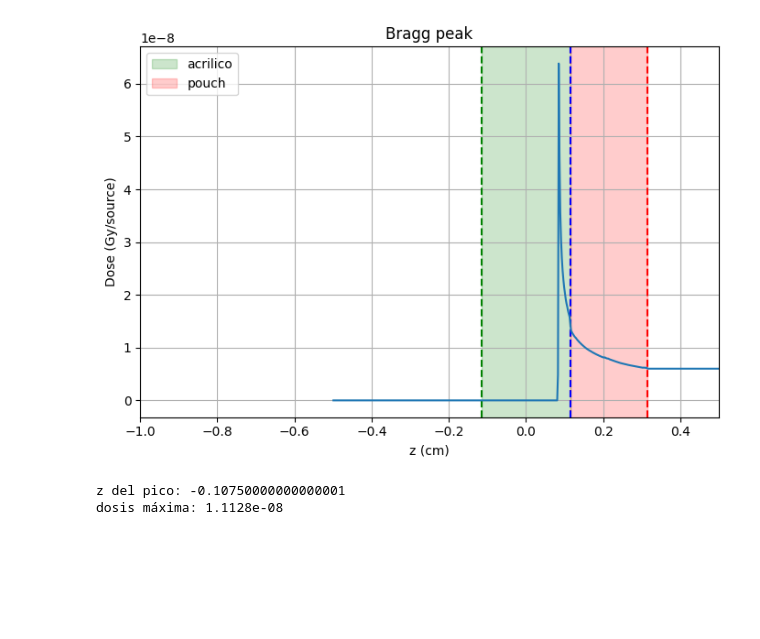
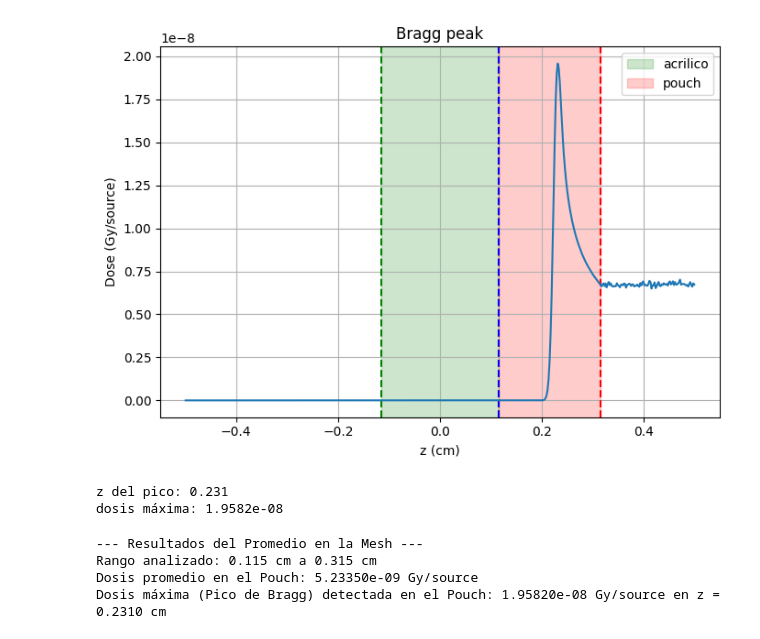
Before and after one commit to arirodriguez001/Laboratory-VI, a Jupyter notebook: simulaciones_iniciales/posicionador_hamster_v2/pico_bragg_pouch.ipynb, the cells around one changed output. Drawn from its saved outputs; the diff is of its cells as text; code cells hidden in the pictures; blank space fills up the shorter version.

```diff
--- a/simulaciones_iniciales/posicionador_hamster_v2/pico_bragg_pouch.ipynb
+++ b/simulaciones_iniciales/posicionador_hamster_v2/pico_bragg_pouch.ipynb
@@ -1,7 +1,8 @@
 # %%
 import matplotlib.pyplot as plt
+import numpy as np
 
-archivo = "bragg_pouch_z.out"
+archivo = "bragg_pouch_zcilind.out"
 
 z = []
 dose = []
@@ -15,35 +16,35 @@ with open(archivo, "r", encoding="utf-8", errors="ignore") as f:
 
         try:
             z1 = float(parts[0].replace("D", "E"))
             z2 = float(parts[1].replace("D", "E"))
             d = float(parts[2].replace("D", "E"))
             err = float(parts[3].replace("D", "E"))
         except:
             continue
 
         z.append((z1 + z2) / 2)
         dose.append(d)
 
 plt.figure(figsize=(7,5))
-plt.xlim(-1, 0.5)
+#plt.xlim(-0.15, 0.4)
 plt.axvline(x=0.115, color='r', linestyle='--')
 plt.axvline(x=0.315, color='r', linestyle='--')
 plt.axvline(x=-0.115, color='g', linestyle='--')
 plt.axvline(x=0.115, color='b', linestyle='--')
 
 plt.axvspan(-0.115, 0.115, color='g', alpha=0.2, label='acrilico')
 plt.axvspan(0.115, 0.315, color='r', alpha=0.2, label='pouch')
 
 plt.legend()
 plt.plot(z, dose)
 plt.xlabel("z (cm)")
 plt.ylabel("Dose (Gy/source)") # gray por particula simulada (u)
 plt.title("Bragg peak")
 plt.grid(True)
 plt.tight_layout()
 plt.show()
 # %% [output]
-[figure, old version]
+[figure, new version]
 # %%
 i = np.argmax(dose)
 
@@ -53,5 +54,29 @@ dose_max = dose[i]
 print("z del pico:", z_max)
 print("dosis máxima:", dose_max)
 # %% [output]
-z del pico: -0.10750000000000001
-dosis máxima: 1.1128e-08
+z del pico: 0.231
+dosis máxima: 1.9582e-08
+# %%
+z_np = np.array(z)
+dose_np = np.array(dose)
+
+# Límites del pouch
+z_min_pouch = 0.115
+z_max_pouch = 0.315
+
+mascara = (z_np >= z_min_pouch) & (z_np <= z_max_pouch)# Puntos dentro del pouch
+dosis_promedio = np.mean(dose_np[mascara]) # Promedio de la dosis en esa región
+
+print(f"--- Resultados del Promedio en la Mesh ---")
+print(f"Rango analizado: {z_min_pouch} cm a {z_max_pouch} cm")
+print(f"Dosis promedio en el Pouch: {dosis_promedio:.5e} Gy/source")
+
+# El valor máximo (pico) en esa zona:
+dosis_max_pouch = np.max(dose_np[mascara])
+z_pico_pouch = z_np[mascara][np.argmax(dose_np[mascara])]
+print(f"Dosis máxima (Pico de Bragg) detectada en el Pouch: {dosis_max_pouch:.5e} Gy/source en z = {z_pico_pouch:.4f} cm")
+# %% [output]
+--- Resultados del Promedio en la Mesh ---
+Rango analizado: 0.115 cm a 0.315 cm
+Dosis promedio en el Pouch: 5.23350e-09 Gy/source
+Dosis máxima (Pico de Bragg) detectada en el Pouch: 1.95820e-08 Gy/source en z = 0.2310 cm
```
Also changed, not shown: 40 other files.
